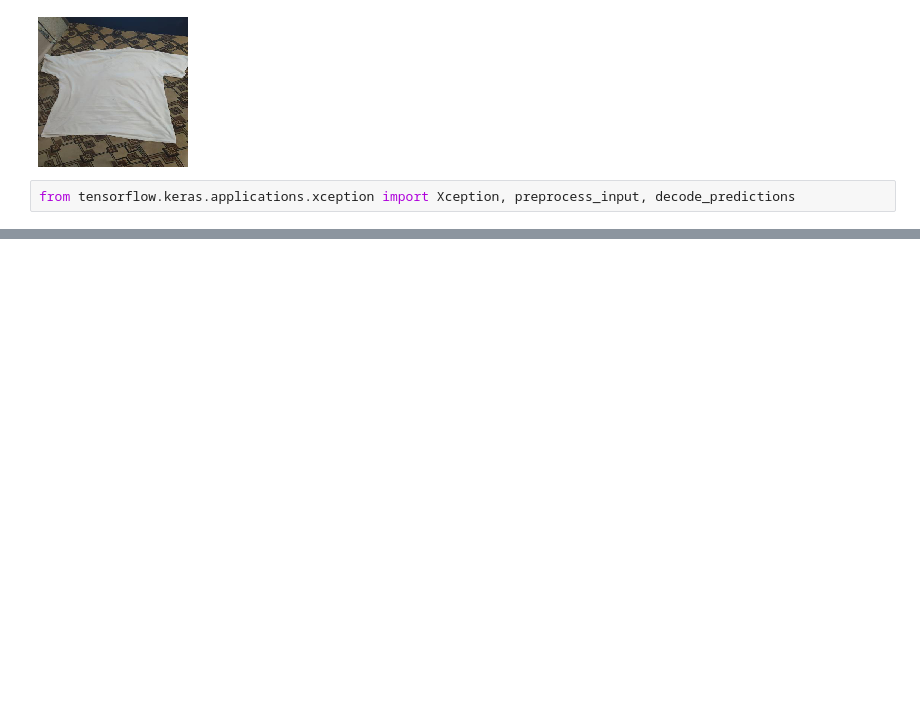
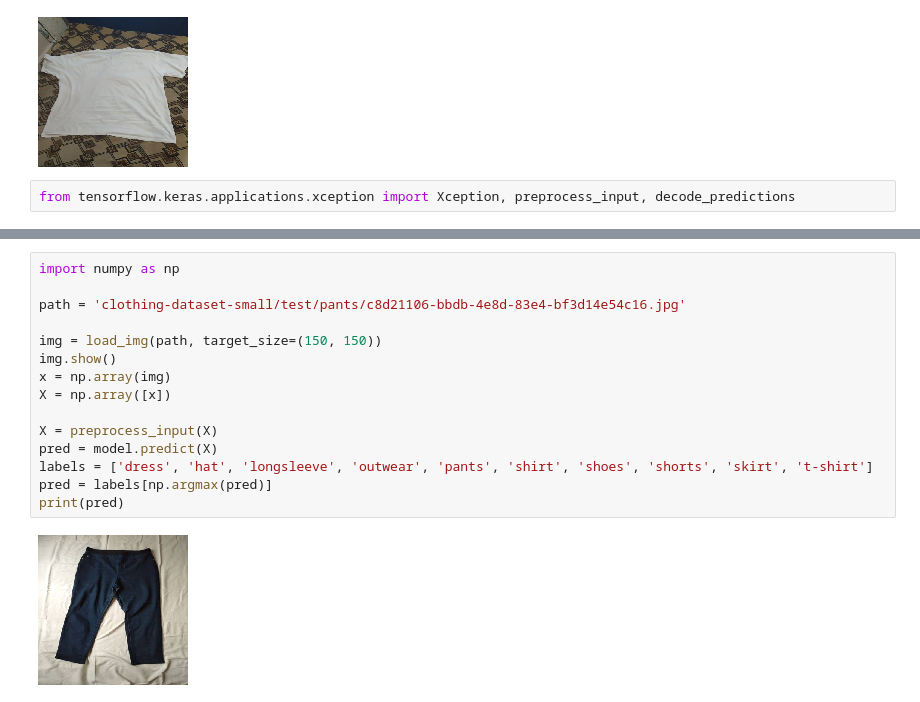
Before and after one commit to GonzalezMada/machine-learning-zoomcamp2025-homework, a Jupyter notebook: 08-Deep_Learning/clothes_classification_TFandKeras.ipynb, the cells around one changed output, grey strips where cells are left out. Saved outputs shown, nothing was run; the diff lists cells and outputs as text; blank space fills up the shorter version.

```diff
--- a/08-Deep_Learning/clothes_classification_TFandKeras.ipynb
+++ b/08-Deep_Learning/clothes_classification_TFandKeras.ipynb
@@ -82,0 +125,17 @@ Epoch 5/5
+# %%
+import numpy as np
+
+path = 'clothing-dataset-small/test/pants/c8d21106-bbdb-4e8d-83e4-bf3d14e54c16.jpg'
+
+img = load_img(path, target_size=(150, 150))
+img.show()
+x = np.array(img)
+X = np.array([x])
+
+X = preprocess_input(X)
+pred = model.predict(X)
+labels = ['dress', 'hat', 'longsleeve', 'outwear', 'pants', 'shirt', 'shoes', 'shorts', 'skirt', 't-shirt']
+pred = labels[np.argmax(pred)]
+print(pred)
+# %% [output]
+[figure, added]
```
Also changed, not shown: parts of 9 cells of this notebook, 1 other file.
